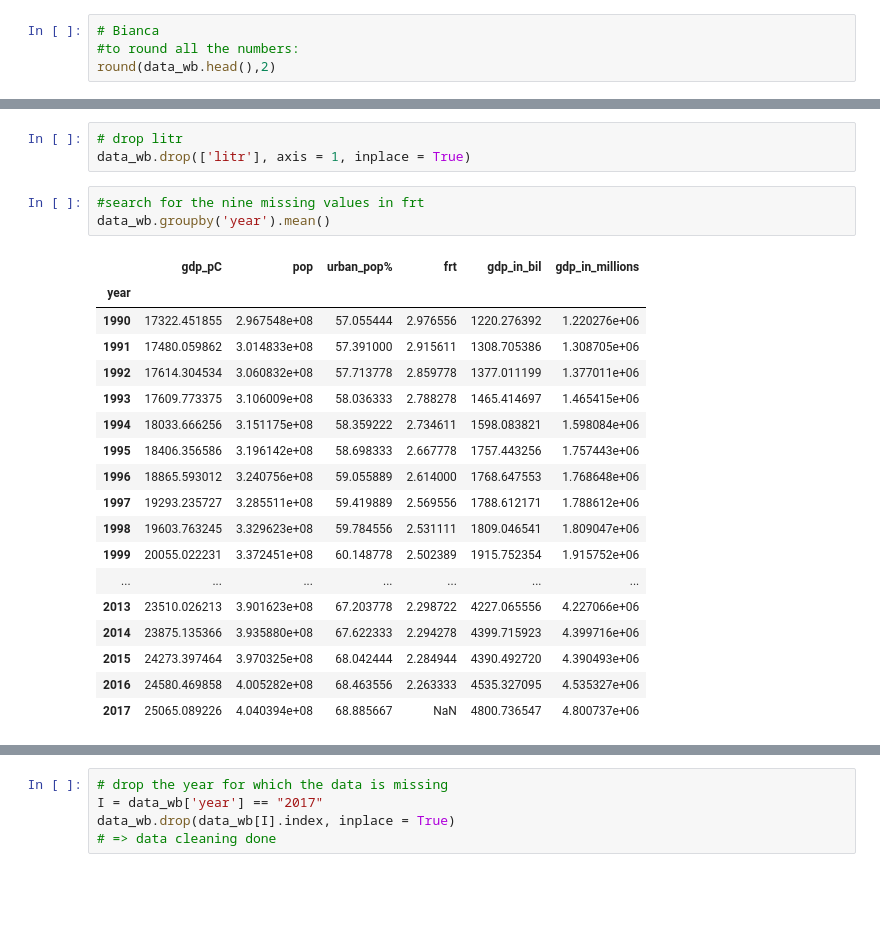
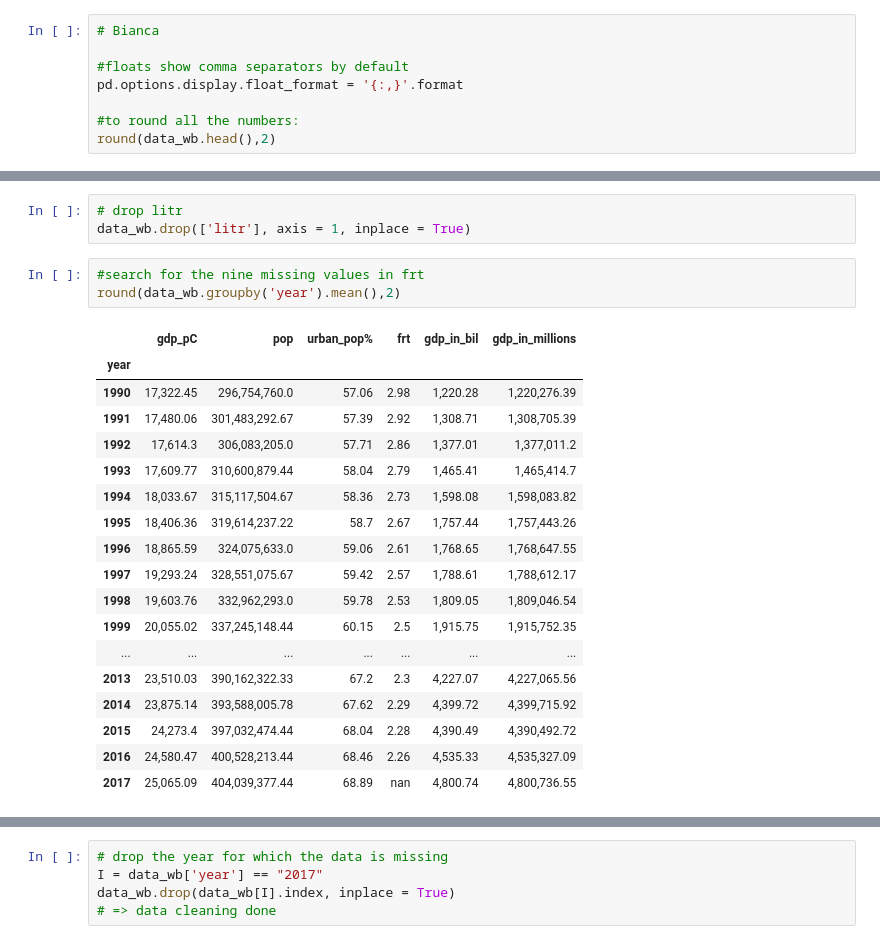
Before and after one commit to NumEconCopenhagen/projects-2019-tba, a Jupyter notebook: dataproject/dataproject/Dataproject_Bianca/B_dataProject_right-numbers.ipynb, the cells around one changed output, grey strips where cells are left out. Drawn from its saved outputs; the diff is of its cells as text; blank space fills up the shorter version.

```diff
--- a/dataproject/dataproject/Dataproject_Bianca/B_dataProject_right-numbers.ipynb
+++ b/dataproject/dataproject/Dataproject_Bianca/B_dataProject_right-numbers.ipynb
@@ -50,6 +50,10 @@ writer = pd.ExcelWriter('pandas_simple.xlsx', engine='xlsxwriter')
 data_wb.to_excel(r"C:\Users\BKirs\OneDrive\03_Master\07_IntroToProgramming\DataProject_IP\projects-2019-tba\dataproject\dataproject\Dataproject_Bianca\data_wb1.xlsx")
 # %%
 # Bianca
+
+#floats show comma separators by default
+pd.options.display.float_format = '{:,}'.format
+
 #to round all the numbers:
 round(data_wb.head(),2)
 # %% [output]
@@ -151,24 +149,24 @@ dtype: int64
 data_wb.drop(['litr'], axis = 1, inplace = True)
 # %%
 #search for the nine missing values in frt
-data_wb.groupby('year').mean()
+round(data_wb.groupby('year').mean(),2)
 # %% [output]
 |  | gdp_pC | pop | urban_pop% | frt | gdp_in_bil | gdp_in_millions |
 | year |  |  |  |  |  |  |
-| 1990 | 17322.451855 | 2.967548e+08 | 57.055444 | 2.976556 | 1220.276392 | 1.220276e+06 |
-| 1991 | 17480.059862 | 3.014833e+08 | 57.391000 | 2.915611 | 1308.705386 | 1.308705e+06 |
-| 1992 | 17614.304534 | 3.060832e+08 | 57.713778 | 2.859778 | 1377.011199 | 1.377011e+06 |
-| 1993 | 17609.773375 | 3.106009e+08 | 58.036333 | 2.788278 | 1465.414697 | 1.465415e+06 |
-| 1994 | 18033.666256 | 3.151175e+08 | 58.359222 | 2.734611 | 1598.083821 | 1.598084e+06 |
-| 1995 | 18406.356586 | 3.196142e+08 | 58.698333 | 2.667778 | 1757.443256 | 1.757443e+06 |
-| 1996 | 18865.593012 | 3.240756e+08 | 59.055889 | 2.614000 | 1768.647553 | 1.768648e+06 |
-| 1997 | 19293.235727 | 3.285511e+08 | 59.419889 | 2.569556 | 1788.612171 | 1.788612e+06 |
-| 1998 | 19603.763245 | 3.329623e+08 | 59.784556 | 2.531111 | 1809.046541 | 1.809047e+06 |
-| 1999 | 20055.022231 | 3.372451e+08 | 60.148778 | 2.502389 | 1915.752354 | 1.915752e+06 |
+| 1990 | 17,322.45 | 296,754,760.0 | 57.06 | 2.98 | 1,220.28 | 1,220,276.39 |
+| 1991 | 17,480.06 | 301,483,292.67 | 57.39 | 2.92 | 1,308.71 | 1,308,705.39 |
+| 1992 | 17,614.3 | 306,083,205.0 | 57.71 | 2.86 | 1,377.01 | 1,377,011.2 |
+| 1993 | 17,609.77 | 310,600,879.44 | 58.04 | 2.79 | 1,465.41 | 1,465,414.7 |
+| 1994 | 18,033.67 | 315,117,504.67 | 58.36 | 2.73 | 1,598.08 | 1,598,083.82 |
+| 1995 | 18,406.36 | 319,614,237.22 | 58.7 | 2.67 | 1,757.44 | 1,757,443.26 |
+| 1996 | 18,865.59 | 324,075,633.0 | 59.06 | 2.61 | 1,768.65 | 1,768,647.55 |
+| 1997 | 19,293.24 | 328,551,075.67 | 59.42 | 2.57 | 1,788.61 | 1,788,612.17 |
+| 1998 | 19,603.76 | 332,962,293.0 | 59.78 | 2.53 | 1,809.05 | 1,809,046.54 |
+| 1999 | 20,055.02 | 337,245,148.44 | 60.15 | 2.5 | 1,915.75 | 1,915,752.35 |
 | ... | ... | ... | ... | ... | ... | ... |
-| 2013 | 23510.026213 | 3.901623e+08 | 67.203778 | 2.298722 | 4227.065556 | 4.227066e+06 |
-| 2014 | 23875.135366 | 3.935880e+08 | 67.622333 | 2.294278 | 4399.715923 | 4.399716e+06 |
-| 2015 | 24273.397464 | 3.970325e+08 | 68.042444 | 2.284944 | 4390.492720 | 4.390493e+06 |
-| 2016 | 24580.469858 | 4.005282e+08 | 68.463556 | 2.263333 | 4535.327095 | 4.535327e+06 |
-| 2017 | 25065.089226 | 4.040394e+08 | 68.885667 | NaN | 4800.736547 | 4.800737e+06 |
+| 2013 | 23,510.03 | 390,162,322.33 | 67.2 | 2.3 | 4,227.07 | 4,227,065.56 |
+| 2014 | 23,875.14 | 393,588,005.78 | 67.62 | 2.29 | 4,399.72 | 4,399,715.92 |
+| 2015 | 24,273.4 | 397,032,474.44 | 68.04 | 2.28 | 4,390.49 | 4,390,492.72 |
+| 2016 | 24,580.47 | 400,528,213.44 | 68.46 | 2.26 | 4,535.33 | 4,535,327.09 |
+| 2017 | 25,065.09 | 404,039,377.44 | 68.89 | nan | 4,800.74 | 4,800,736.55 |
 # %%
```
Also changed, not shown: parts of 7 cells of this notebook, 1 other file.
